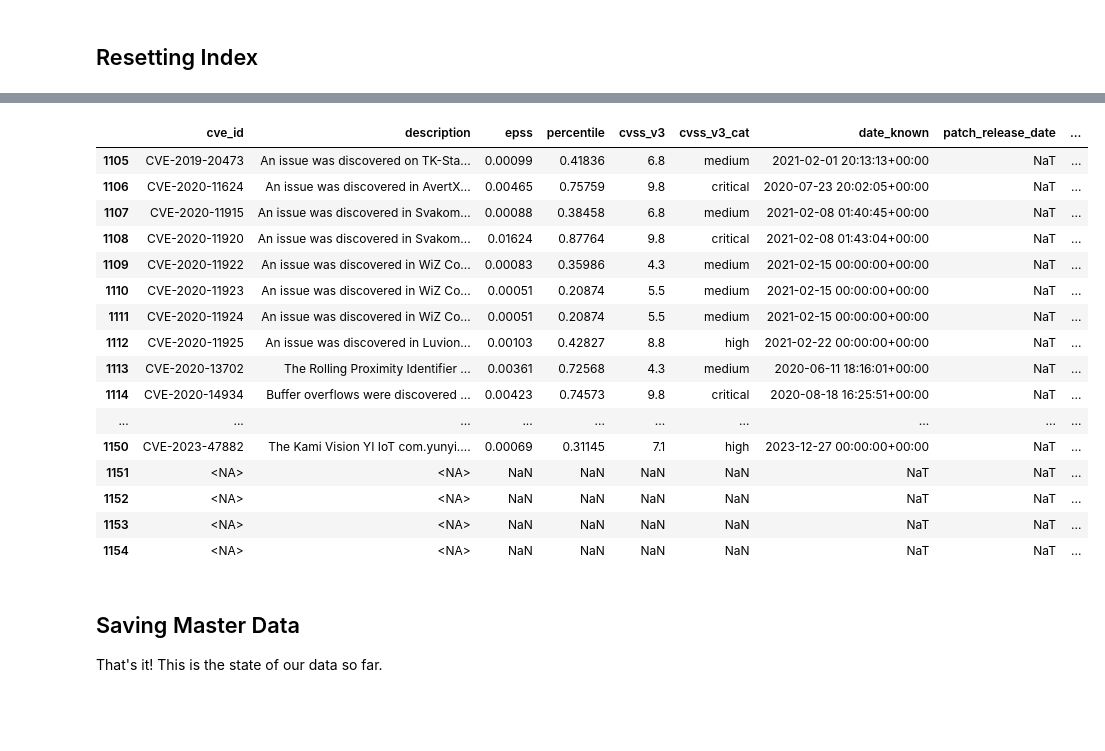
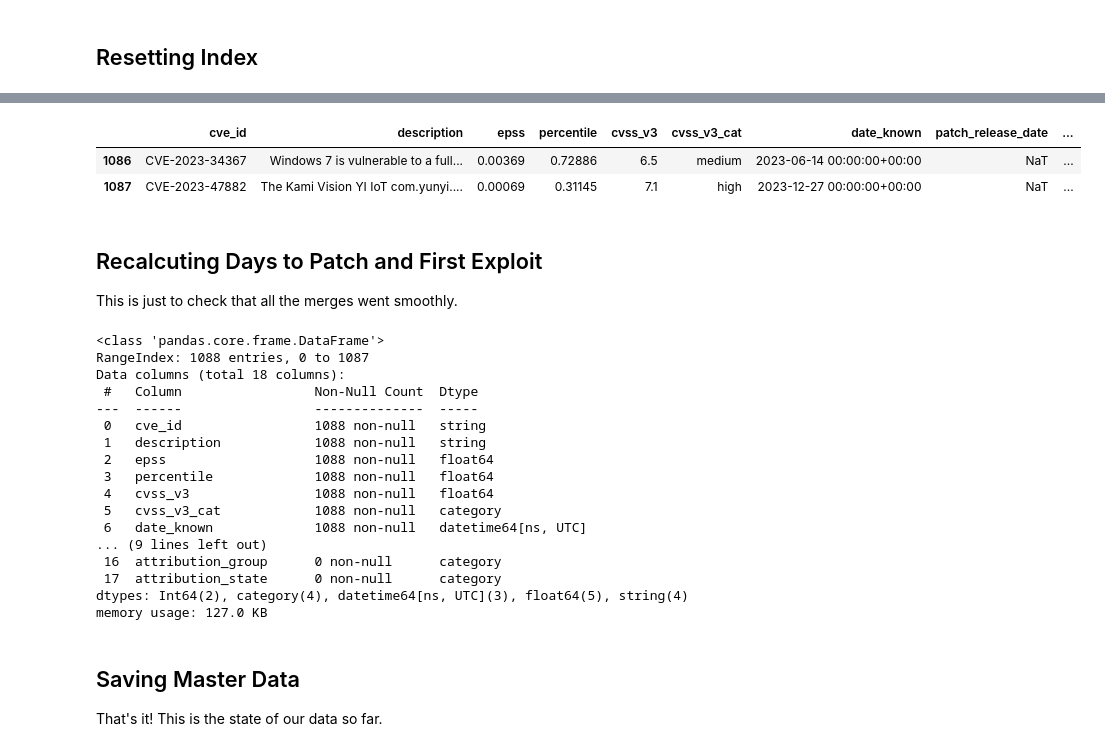
Before and after one commit to JBrocklyAnderson/practice-project, a Jupyter notebook: notebooks/master_data_build_v3.ipynb, the cells around one changed output, grey strips where cells are left out. Cells and saved outputs as stored; diff of their text form; code cells hidden in the pictures; blank space fills up the shorter version.

```diff
--- a/notebooks/master_data_build_v3.ipynb
+++ b/notebooks/master_data_build_v3.ipynb
@@ -15,7 +15,7 @@ cves = pd.read_parquet(path='../data/CVE_Project/cvelistV5/cve_list_v3.parquet')
 epss = pd.read_parquet(path='../data/EPSS/epss_data.parquet')
 iots = pd.read_parquet(path='../data/MITRE/mitre_iot_cves_v1.parquet')
 nvd = pd.read_parquet(path='../data/NVD/nvd_data_v1.parquet')
-nsa = pd.read_parquet(path='../data/nsa_data_v2.parquet')
+nsa = pd.read_parquet(path='../data/NSA/mock_nsa_data_v3.parquet')
 # %%
 cves.info()
 # %% [output]
@@ -252,6 +292,6 @@ missing_cves = pd.concat([missing_cves, article_cves], ignore_index=True)
 # %%
 # Loading in the mini response taken from NVD
-mini = pd.read_parquet(path='../data/NVD/mini_nvd_response.parquet')
+mini = pd.read_parquet(path='../data/NVD/mini_nvd_response_v2.parquet')
 # %%
 # Remerge NVD
 df = df.merge(mini, on='cve_id', how='left')
@@ -383,20 +405,9 @@ df.head(50)
 # %%
-df.tail(50)
+df.tail(2)
 # %% [output]
 |  | cve_id | description | epss | percentile | cvss_v3 | cvss_v3_cat | date_known | patch_release_date | ... |
-| 1105 | CVE-2019-20473 | An issue was discovered on TK-Sta... | 0.00099 | 0.41836 | 6.8 | medium | 2021-02-01 20:13:13+00:00 | NaT | ... |
-| 1106 | CVE-2020-11624 | An issue was discovered in AvertX... | 0.00465 | 0.75759 | 9.8 | critical | 2020-07-23 20:02:05+00:00 | NaT | ... |
-| 1107 | CVE-2020-11915 | An issue was discovered in Svakom... | 0.00088 | 0.38458 | 6.8 | medium | 2021-02-08 01:40:45+00:00 | NaT | ... |
-| 1108 | CVE-2020-11920 | An issue was discovered in Svakom... | 0.01624 | 0.87764 | 9.8 | critical | 2021-02-08 01:43:04+00:00 | NaT | ... |
-| 1109 | CVE-2020-11922 | An issue was discovered in WiZ Co... | 0.00083 | 0.35986 | 4.3 | medium | 2021-02-15 00:00:00+00:00 | NaT | ... |
-| 1110 | CVE-2020-11923 | An issue was discovered in WiZ Co... | 0.00051 | 0.20874 | 5.5 | medium | 2021-02-15 00:00:00+00:00 | NaT | ... |
-| 1111 | CVE-2020-11924 | An issue was discovered in WiZ Co... | 0.00051 | 0.20874 | 5.5 | medium | 2021-02-15 00:00:00+00:00 | NaT | ... |
-| 1112 | CVE-2020-11925 | An issue was discovered in Luvion... | 0.00103 | 0.42827 | 8.8 | high | 2021-02-22 00:00:00+00:00 | NaT | ... |
-| 1113 | CVE-2020-13702 | The Rolling Proximity Identifier ... | 0.00361 | 0.72568 | 4.3 | medium | 2020-06-11 18:16:01+00:00 | NaT | ... |
-| 1114 | CVE-2020-14934 | Buffer overflows were discovered ... | 0.00423 | 0.74573 | 9.8 | critical | 2020-08-18 16:25:51+00:00 | NaT | ... |
-| ... | ... | ... | ... | ... | ... | ... | ... | ... | ... |
-| 1150 | CVE-2023-47882 | The Kami Vision YI IoT com.yunyi.... | 0.00069 | 0.31145 | 7.1 | high | 2023-12-27 00:00:00+00:00 | NaT | ... |
-| 1151 | <NA> | <NA> | NaN | NaN | NaN | NaN | NaT | NaT | ... |
-| 1152 | <NA> | <NA> | NaN | NaN | NaN | NaN | NaT | NaT | ... |
-| 1153 | <NA> | <NA> | NaN | NaN | NaN | NaN | NaT | NaT | ... |
-| 1154 | <NA> | <NA> | NaN | NaN | NaN | NaN | NaT | NaT | ... |
+| 1086 | CVE-2023-34367 | Windows 7 is vulnerable to a full... | 0.00369 | 0.72886 | 6.5 | medium | 2023-06-14 00:00:00+00:00 | NaT | ... |
+| 1087 | CVE-2023-47882 | The Kami Vision YI IoT com.yunyi.... | 0.00069 | 0.31145 | 7.1 | high | 2023-12-27 00:00:00+00:00 | NaT | ... |
+# %% [markdown]
+## Recalcuting Days to Patch and First Exploit
+This is just to check that all the merges went smoothly.
@@ -403,3 +417,23 @@ df.tail(50)
+# %%
+df.info()
+# %% [output]
+<class 'pandas.core.frame.DataFrame'>
+RangeIndex: 1088 entries, 0 to 1087
+Data columns (total 18 columns):
+ #   Column                 Non-Null Count  Dtype
+---  ------                 --------------  -----
+ 0   cve_id                 1088 non-null   string
+ 1   description            1088 non-null   string
+ 2   epss                   1088 non-null   float64
+ 3   percentile             1088 non-null   float64
+ 4   cvss_v3                1088 non-null   float64
+ 5   cvss_v3_cat            1088 non-null   category
+ 6   date_known             1088 non-null   datetime64[ns, UTC]
+... (9 lines left out)
+ 16  attribution_group      0 non-null      category
+ 17  attribution_state      0 non-null      category
+dtypes: Int64(2), category(4), datetime64[ns, UTC](3), float64(5), string(4)
+memory usage: 127.0 KB
 # %% [markdown]
 ## Saving Master Data
 That's it! This is the state of our data so far.
```
Also changed, not shown: parts of 11 cells of this notebook, 3 other files.
